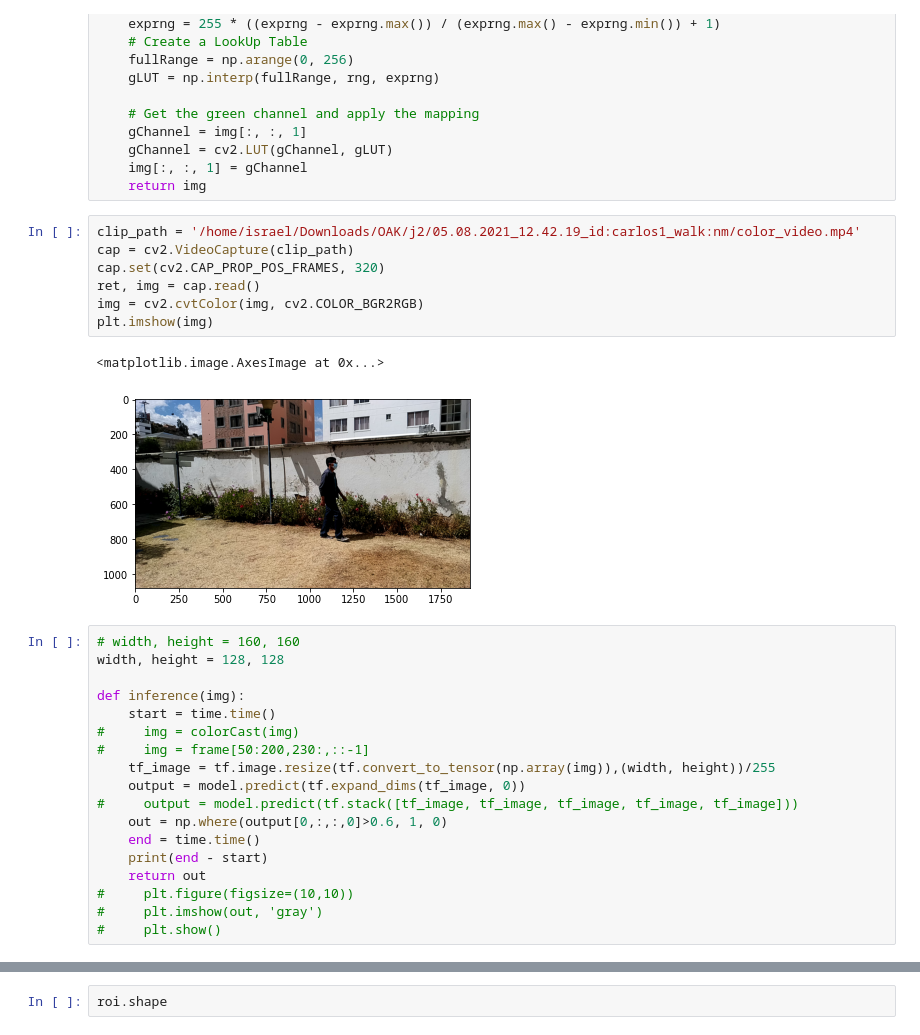
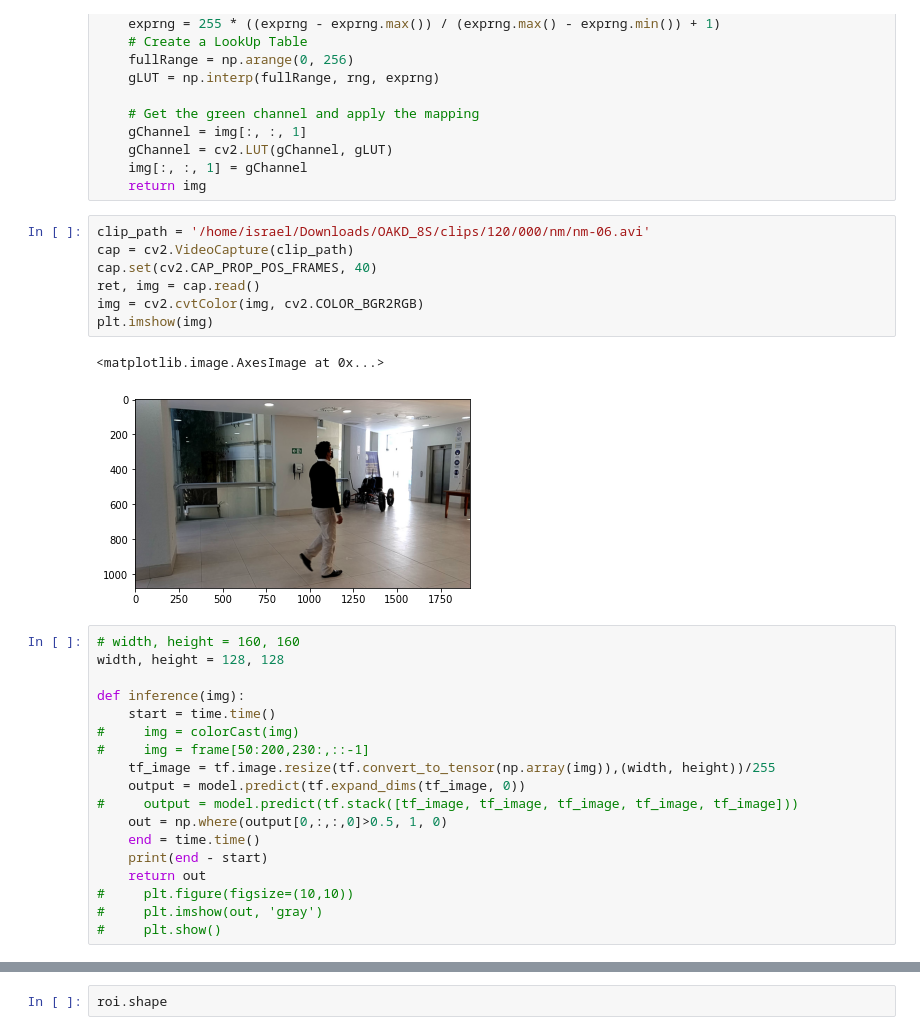
Before and after one commit to cidimec/UCB-squirrels, a Jupyter notebook: recognition/u-net.ipynb, the cells around one changed output, grey strips where cells are left out. Saved outputs shown, nothing was run; the diff lists cells and outputs as text.

```diff
--- a/recognition/u-net.ipynb
+++ b/recognition/u-net.ipynb
@@ -91,15 +71,15 @@ def colorCast(img):
     img[:, :, 1] = gChannel
     return img
 # %%
-clip_path = '/home/israel/Downloads/OAK/j2/05.08.2021_12.42.19_id:carlos1_walk:nm/color_video.mp4'
+clip_path = '/home/israel/Downloads/OAKD_8S/clips/120/000/nm/nm-06.avi'
 cap = cv2.VideoCapture(clip_path)
-cap.set(cv2.CAP_PROP_POS_FRAMES, 320)
+cap.set(cv2.CAP_PROP_POS_FRAMES, 40)
 ret, img = cap.read()
 img = cv2.cvtColor(img, cv2.COLOR_BGR2RGB)
 plt.imshow(img)
 # %% [output]
 <matplotlib.image.AxesImage at 0x...>
-[figure, old version]
+[figure, new version]
 # %%
 # width, height = 160, 160
 width, height = 128, 128
@@ -111,7 +91,7 @@ def inference(img):
     tf_image = tf.image.resize(tf.convert_to_tensor(np.array(img)),(width, height))/255
     output = model.predict(tf.expand_dims(tf_image, 0))
 #     output = model.predict(tf.stack([tf_image, tf_image, tf_image, tf_image, tf_image]))
-    out = np.where(output[0,:,:,0]>0.6, 1, 0)
+    out = np.where(output[0,:,:,0]>0.5, 1, 0)
     end = time.time()
     print(end - start)
     return out
```
Also changed, not shown: parts of 6 cells of this notebook, 27 other files.
